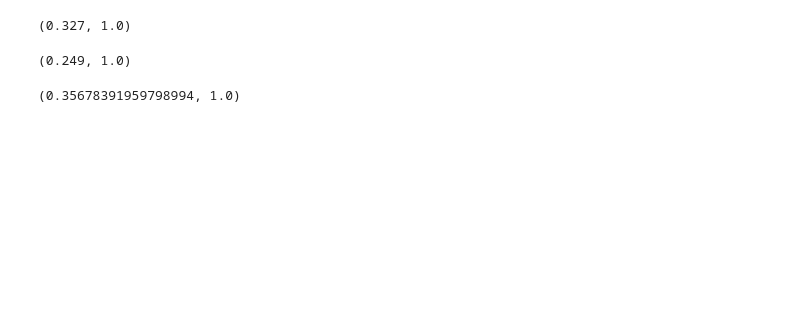
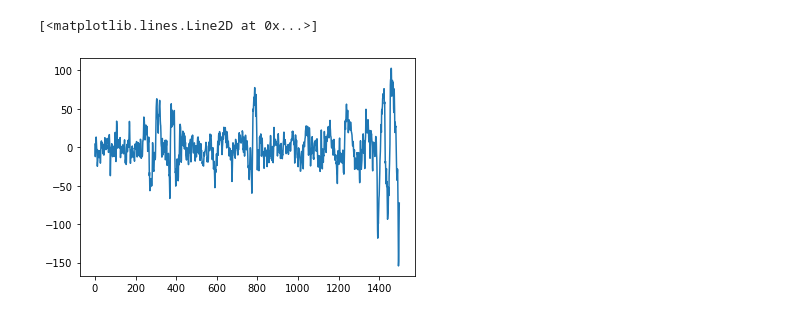
Before and after one commit to Roulini/dreem, a Jupyter notebook: main.ipynb, the cells around one changed output. Saved outputs shown, nothing was run; the diff lists cells and outputs as text; code cells hidden in the pictures; blank space fills up the shorter version.

```diff
--- a/main.ipynb
+++ b/main.ipynb
@@ -151,34 +0,0 @@ y_train_vals = y_train["sleep_stage"].values
-# %%
-from sklearn.ensemble import RandomForestClassifier
-from sklearn.metrics import f1_score
-
-n_train = 1000
-model = RandomForestClassifier()
-model.fit(X[:n-n_train],y_train_vals[:n-n_train])
-
-model.score(X[-n_train:],y_train_vals[-n_train:]), model.score(X[:n-n_train],y_train_vals[:n-n_train])
-# %% [output]
-(0.327, 1.0)
-# %%
-from sklearn.tree import DecisionTreeClassifier
-
-model = DecisionTreeClassifier()
-
-n_train = 1000
-
-model.fit(X[:n-n_train],y_train_vals[:n-n_train])
-
-model.score(X[-n_train:],y_train_vals[-n_train:]), model.score(X[:n-n_train],y_train_vals[:n-n_train])
-# %% [output]
-(0.249, 1.0)
-# %%
-from sklearn.tree import DecisionTreeClassifier
-
-model = DecisionTreeClassifier()
-model.fit(X[:800],y_train_vals[:800],)
-
-model.score(X[801:1000],y_train_vals[801:1000]), model.score(X[:800],y_train_vals[:800])
-
-# f1_score(y_pred,y_train_vals[801:1000])
-# %% [output]
-(0.35678391959798994, 1.0)
@@ -184,0 +62,6 @@ model.score(X[801:1000],y_train_vals[801:1000]), model.score(X[:800],y_train_val
+# %%
+test = f["eeg_1"][124]
+plt.plot(test)
+# %% [output]
+[<matplotlib.lines.Line2D at 0x...>]
+[figure, added]
```
Also changed, not shown: parts of 34 cells of this notebook.
